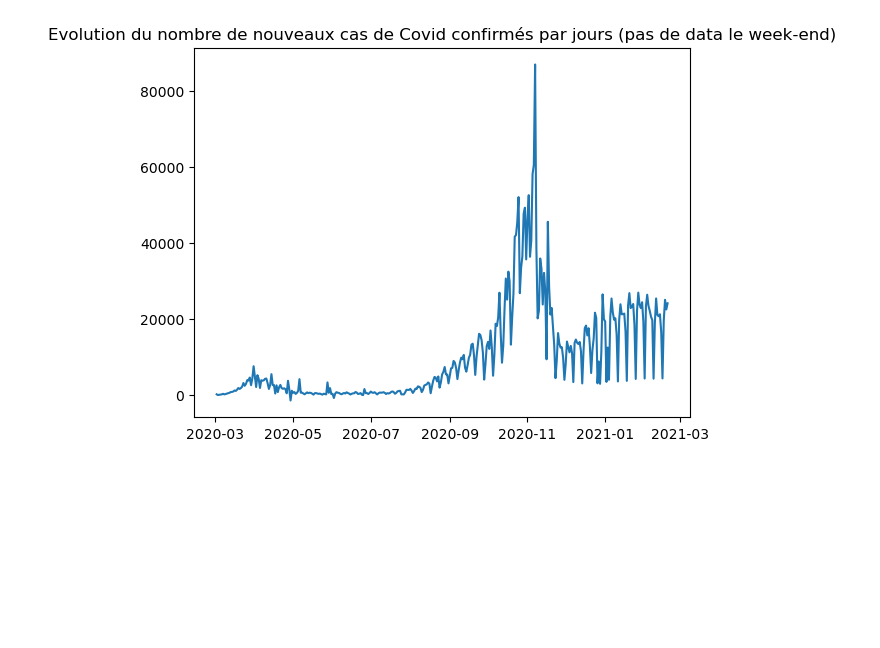
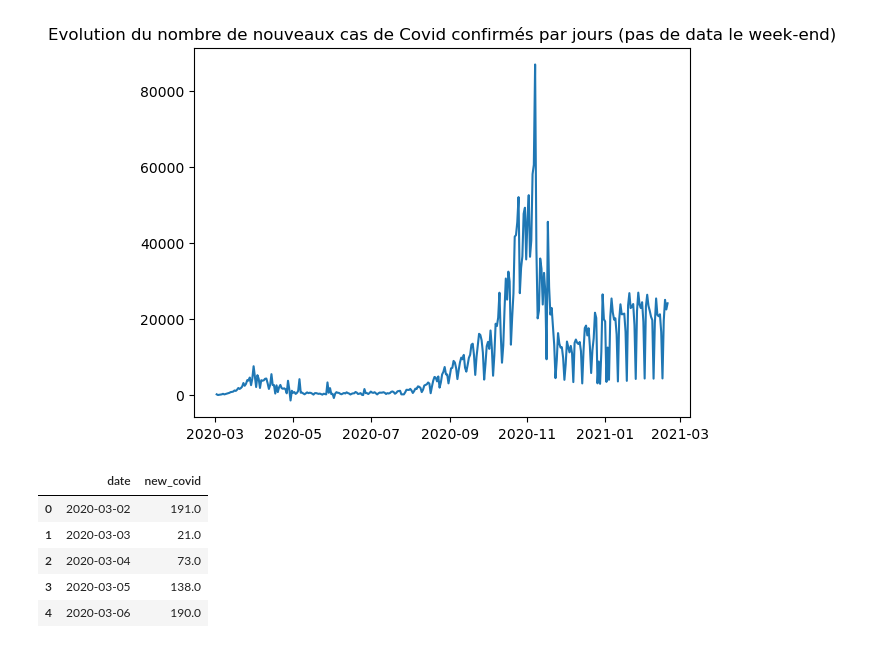
Before and after one commit to alexandreblivet/bike_counters_ac_team, a Jupyter notebook: external_data/Covid/data_covid_cleening.ipynb, the cells around one changed output. Saved outputs shown, nothing was run; the diff lists cells and outputs as text; code cells hidden in the pictures; blank space fills up the shorter version.

```diff
--- a/external_data/Covid/data_covid_cleening.ipynb
+++ b/external_data/Covid/data_covid_cleening.ipynb
@@ -68,3 +68,13 @@ plt.title('Evolution du nombre de nouveaux cas de Covid confirmés par jours (pa
 # %% [output]
 Text(0.5, 1.0, 'Evolution du nombre de nouveaux cas de Covid confirmés par jours (pas de data le week-end)')
 [figure]
+# %%
+df = df.drop(columns='total_cas_confirmes')
+df.head()
+# %% [output]
+|  | date | new_covid |
+| 0 | 2020-03-02 | 191.0 |
+| 1 | 2020-03-03 | 21.0 |
+| 2 | 2020-03-04 | 73.0 |
+| 3 | 2020-03-05 | 138.0 |
+| 4 | 2020-03-06 | 190.0 |
```
Also changed, not shown: parts of 5 cells of this notebook, 5 other files.
